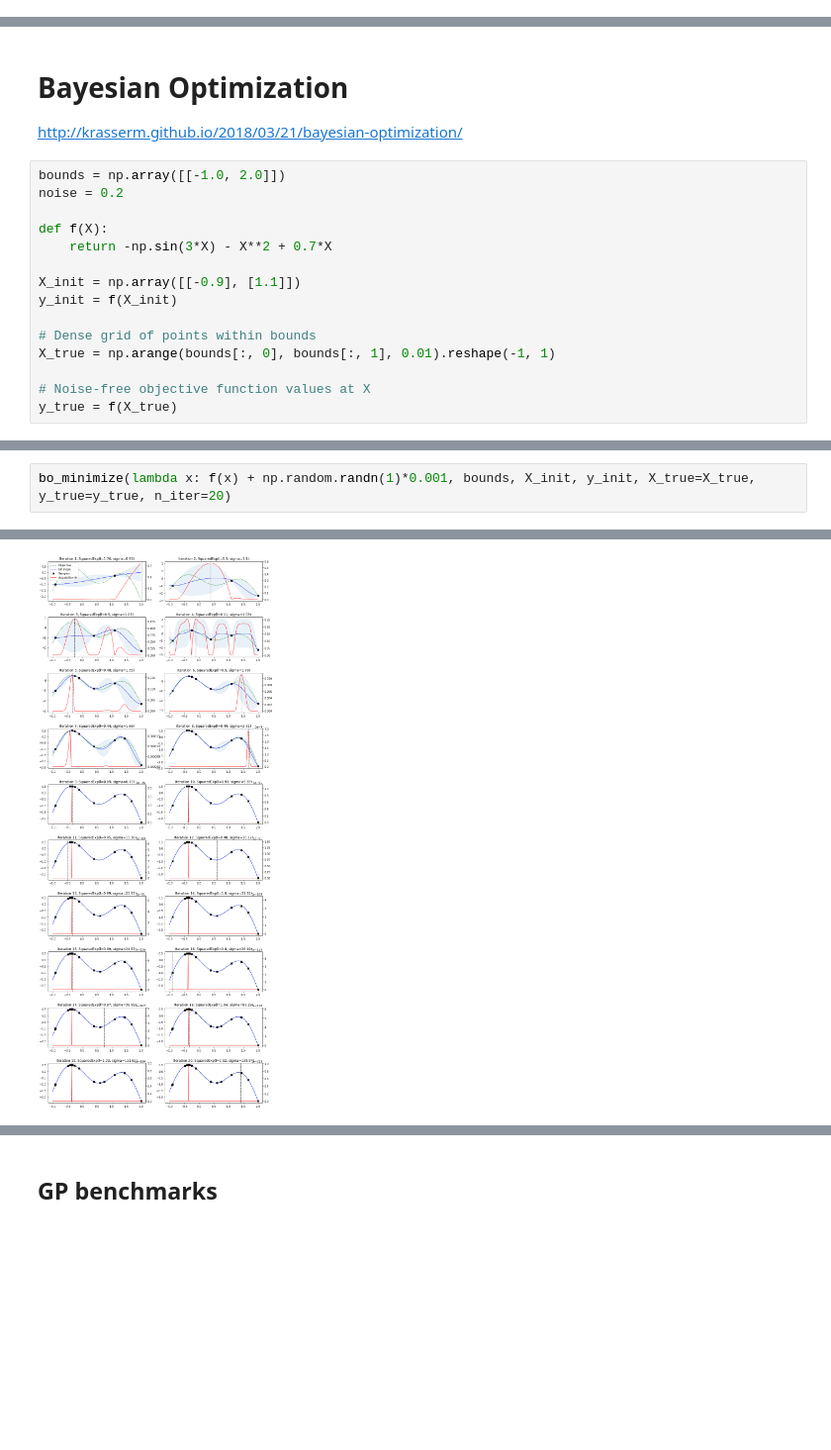
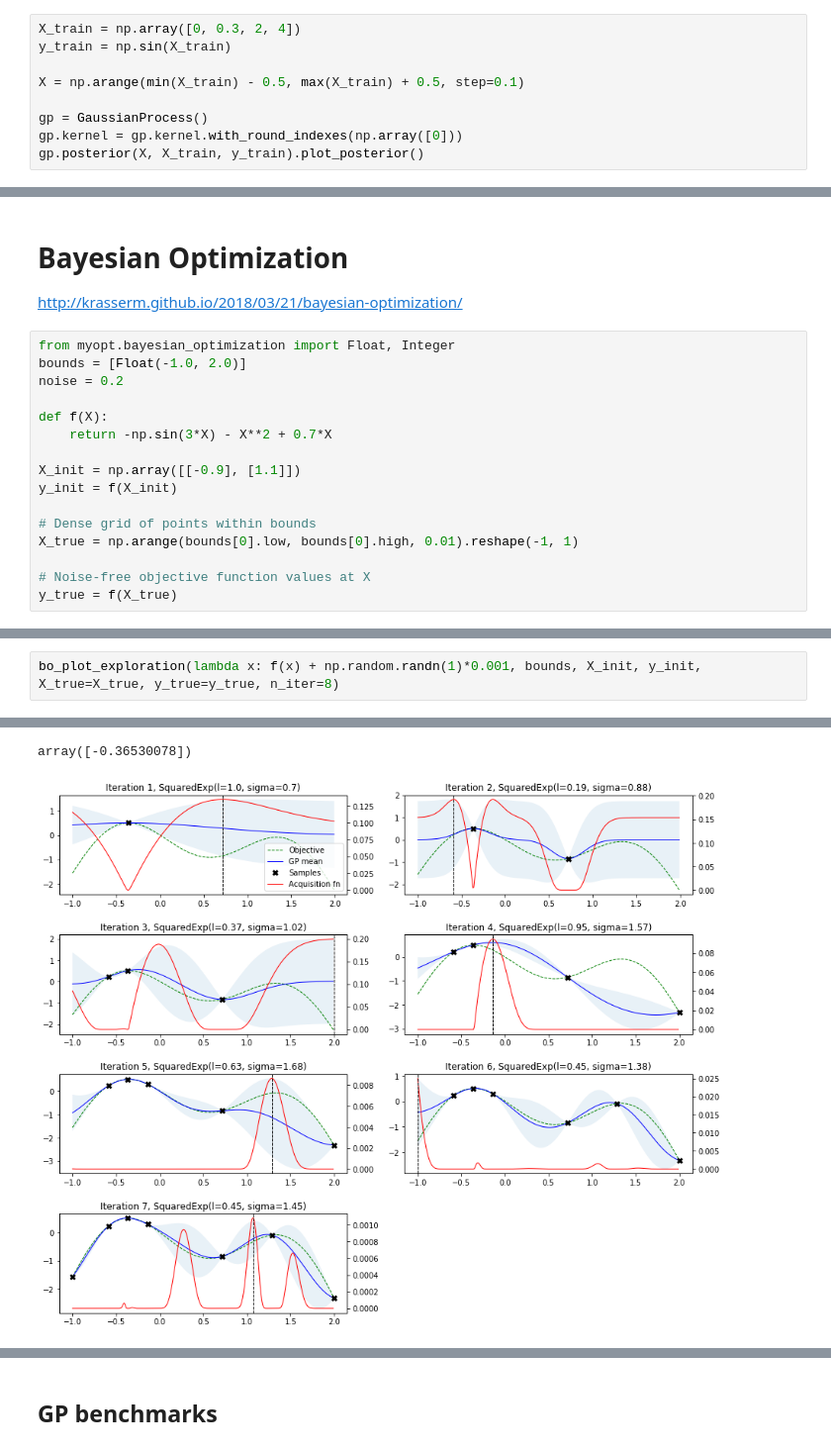
Before and after one commit to darthdeus/bopt, a Jupyter notebook: GP mojeopt.ipynb, the cells around one changed output, grey strips where cells are left out. Shown at 99% size. Saved outputs shown, nothing was run; the diff lists cells and outputs as text; blank space fills up the shorter version.

```diff
--- a/GP mojeopt.ipynb
+++ b/GP mojeopt.ipynb
@@ -95,0 +117,9 @@ for kernel in [RationalQuadratic(alpha=0.005), RationalQuadratic(), SquaredExp()
+# %%
+X_train = np.array([0, 0.3, 2, 4])
+y_train = np.sin(X_train)
+
+X = np.arange(min(X_train) - 0.5, max(X_train) + 0.5, step=0.1)
+
+gp = GaussianProcess()
+gp.kernel = gp.kernel.with_round_indexes(np.array([0]))
+gp.posterior(X, X_train, y_train).plot_posterior()
@@ -251,7 +284,8 @@ array([[ 4,  5],
 
 http://krasserm.github.io/2018/03/21/bayesian-optimization/
 # %%
-bounds = np.array([[-1.0, 2.0]])
+from myopt.bayesian_optimization import Float, Integer
+bounds = [Float(-1.0, 2.0)]
 noise = 0.2
 
 def f(X):
@@ -261,7 +295,7 @@ X_init = np.array([[-0.9], [1.1]])
 y_init = f(X_init)
 
 # Dense grid of points within bounds
-X_true = np.arange(bounds[:, 0], bounds[:, 1], 0.01).reshape(-1, 1)
+X_true = np.arange(bounds[0].low, bounds[0].high, 0.01).reshape(-1, 1)
 
 # Noise-free objective function values at X
 y_true = f(X_true)
@@ -268,3 +320,3 @@ y_true = f(X_true)
 # %%
-bo_minimize(lambda x: f(x) + np.random.randn(1)*0.001, bounds, X_init, y_init, X_true=X_true, y_true=y_true, n_iter=20)
+bo_plot_exploration(lambda x: f(x) + np.random.randn(1)*0.001, bounds, X_init, y_init, X_true=X_true, y_true=y_true, n_iter=8)
 # %% [output]
@@ -291 +331,2 @@ Found optimal params [  1.02163729 138.93680445]
+array([-0.36530078])
-[figure, old version]
+[figure, new version]
```
Also changed, not shown: parts of 23 cells of this notebook, 4 other files.
